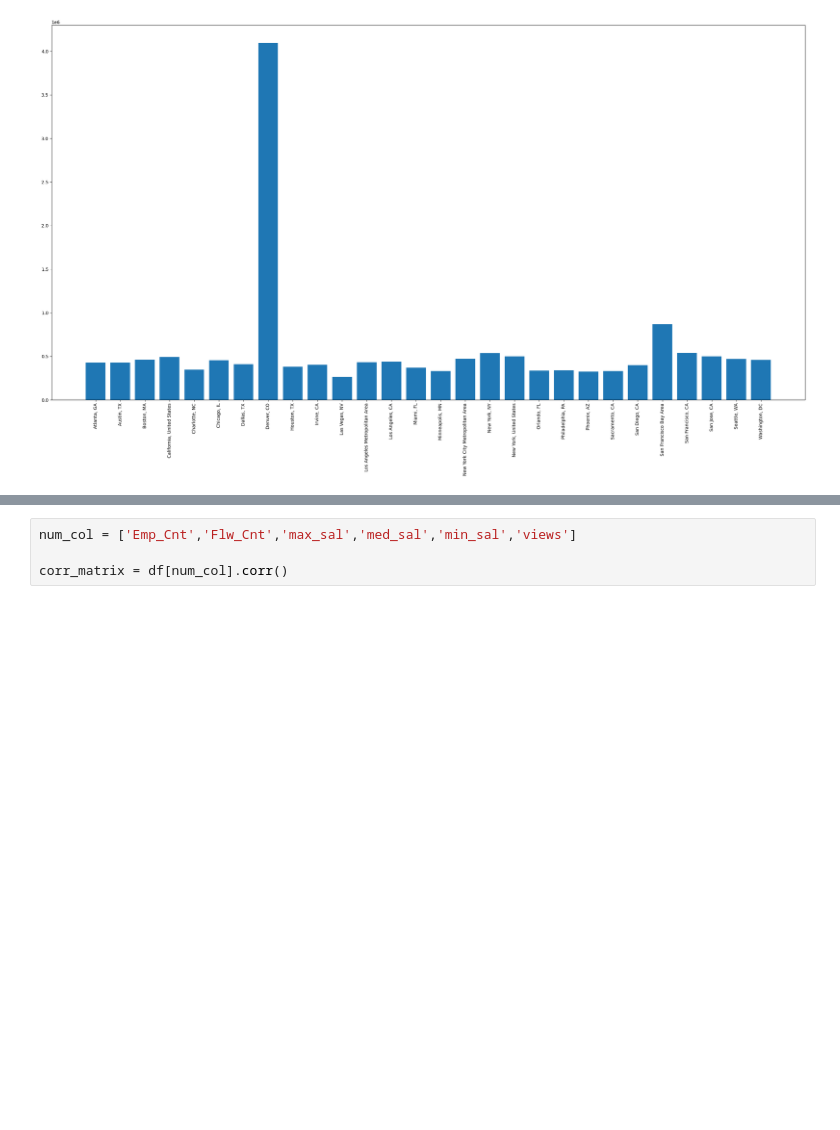
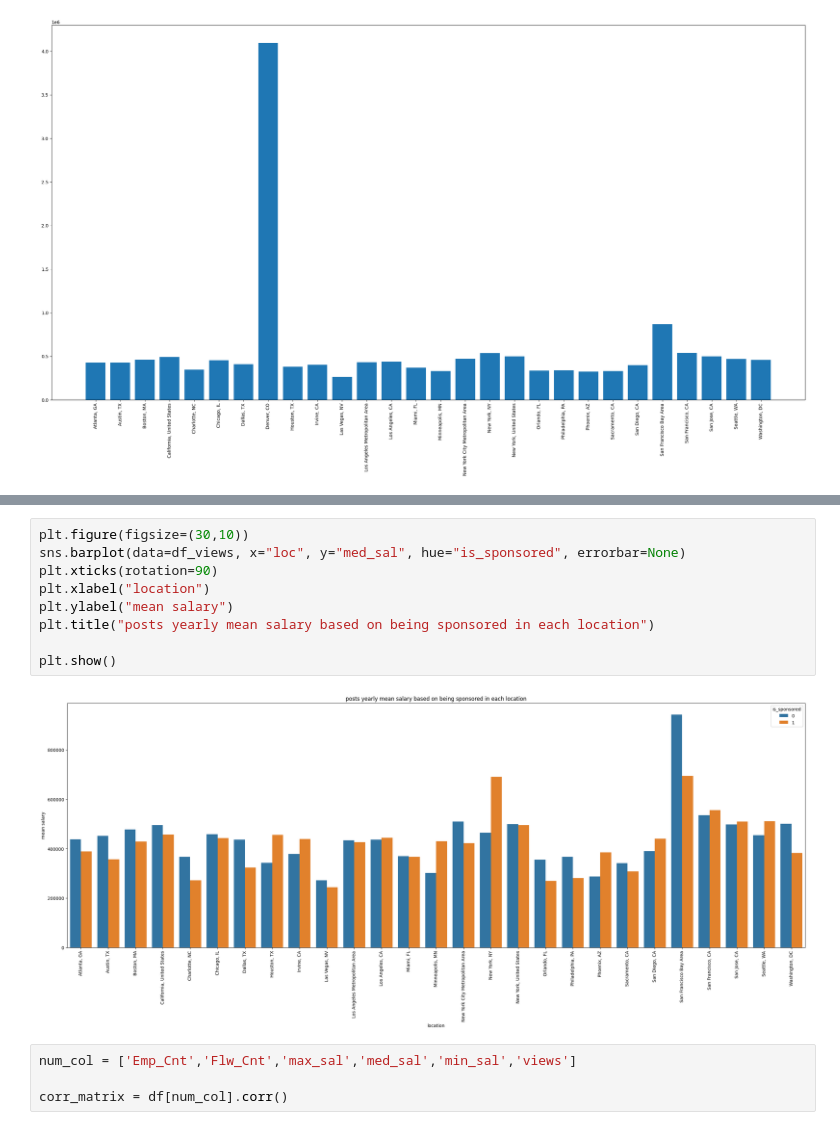
Before and after one commit to MOlowski/Job-posting, a Jupyter notebook: LinkedinJobs_Visualizations.ipynb, the cells around one changed output, grey strips where cells are left out. Cells and saved outputs as stored; diff of their text form; blank space fills up the shorter version.

```diff
--- a/LinkedinJobs_Visualizations.ipynb
+++ b/LinkedinJobs_Visualizations.ipynb
@@ -149,3 +176,14 @@ plt.xticks(rotation=90)
+# %%
+plt.figure(figsize=(30,10))
+sns.barplot(data=df_views, x="loc", y="med_sal", hue="is_sponsored", errorbar=None)
+plt.xticks(rotation=90)
+plt.xlabel("location")
+plt.ylabel("mean salary")
+plt.title("posts yearly mean salary based on being sponsored in each location")
+
+plt.show()
+# %% [output]
+[figure, added]
 # %%
 num_col = ['Emp_Cnt','Flw_Cnt','max_sal','med_sal','min_sal','views']
 
```
Also changed, not shown: parts of 5 cells of this notebook.
